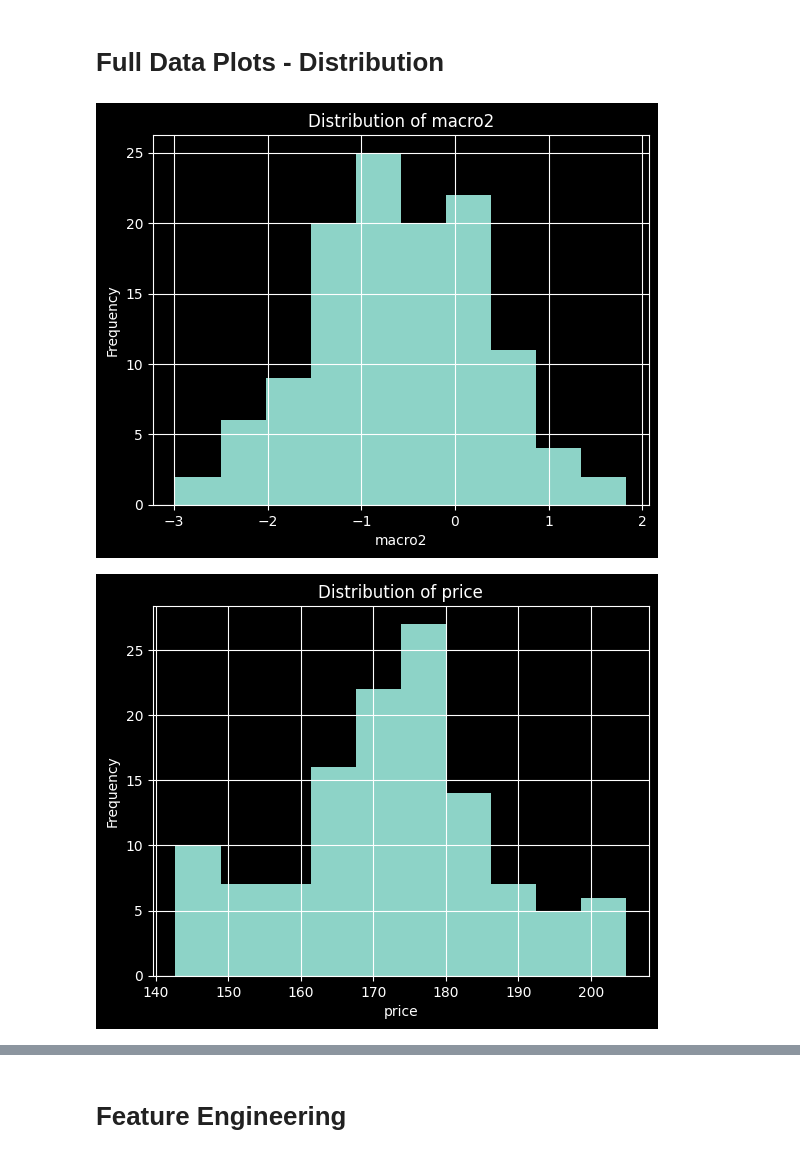
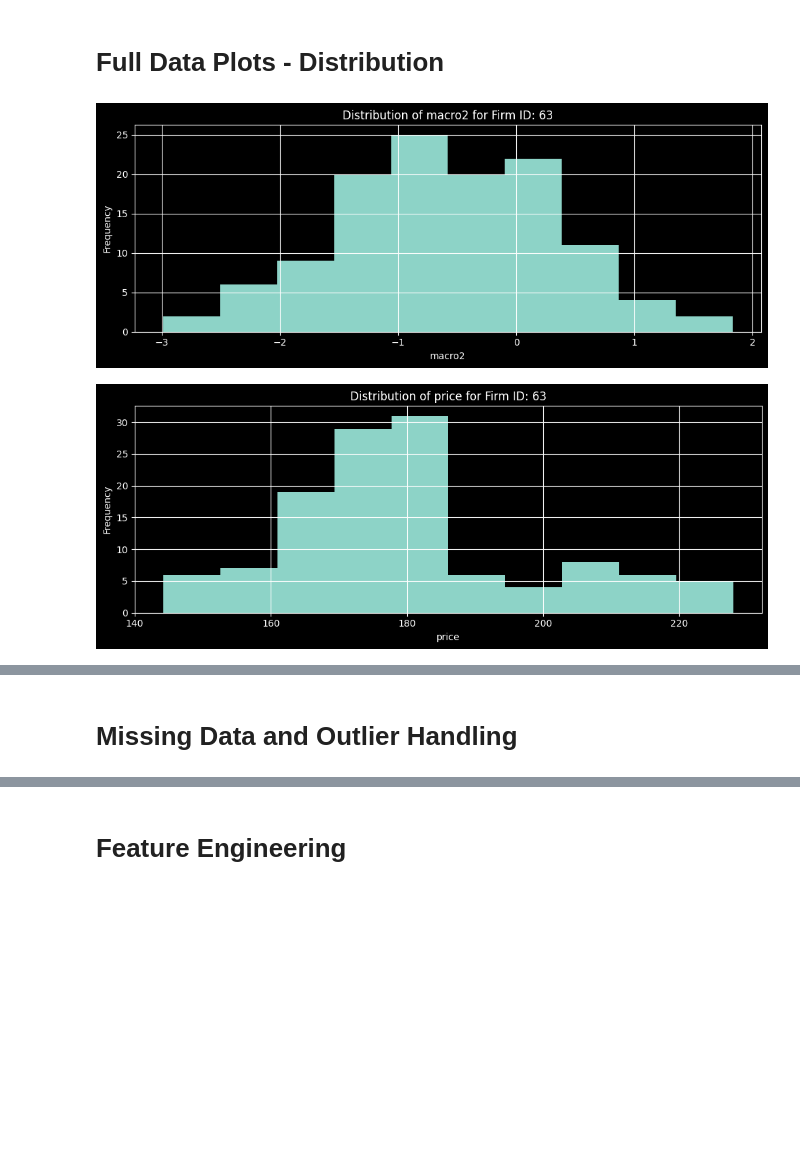
Before and after one commit to duresh08/230P-hw-1-sol, a Jupyter notebook: PS1/230P-HW1-sol.ipynb, the cells around one changed output, grey strips where cells are left out. Saved outputs shown, nothing was run; the diff lists cells and outputs as text; code cells hidden in the pictures; blank space fills up the shorter version.

```diff
--- a/PS1/230P-HW1-sol.ipynb
+++ b/PS1/230P-HW1-sol.ipynb
@@ -243,18 +306,33 @@ feature: firm3
 # %% [markdown]
 # Full Data Plots - Distribution
 # %%
-plot_df = train.sort_values(['date']).reset_index(drop = True).set_index(['date'])
+# Step 1: Prepare DataFrame for plotting
+# - Sort the training data by date
+# - Reset the index to avoid using the old index
+# - Set 'date' as the new index for time series operations
+plot_df = train.sort_values(['date']).reset_index(drop=True).set_index(['date'])
+
+# Step 2: Retrieve all unique firm IDs
 firm_ids = train['firm_id'].unique()
 
-for col in [i for i in plot_df.columns if i not in ['firm_id', 'macro1']]:
-    firm_df[col].plot(kind='hist', bins=10)
-    plt.title(f'Distribution of {col}')
+# Step 3: Randomly select one firm for plotting
+firm_id = random.choice(list(firm_ids))
+
+# Step 4: Filter the data for the selected firm
+firm_df = plot_df[plot_df['firm_id'] == firm_id]
+
+# Step 5: Plot histogram of each feature (excluding identifiers and non-numeric columns)
+for col in [col for col in plot_df.columns if col not in ['firm_id', 'macro1']]:
+    firm_df[col].plot(kind='hist', bins=10, figsize=(10, 4))
+    plt.title(f'Distribution of {col} for Firm ID: {firm_id}')
     plt.xlabel(col)
     plt.ylabel('Frequency')
     plt.grid(True)
+    plt.tight_layout()
     plt.show()
 
+# Step 6: Plot correlation heatmap for the selected firm
 plot_heatmap(firm_df, firm_id)
 # %% [output]
-[figure, old version]
+[figure, new version]
-[figure, old version]
+[figure, new version]
@@ -268,2 +344,4 @@ plot_heatmap(firm_df, firm_id)
+# %% [markdown]
+# Missing Data and Outlier Handling
 # %%
 def missing_data_handling(df):
```
Also changed, not shown: parts of 50 cells of this notebook, 9 other files.
